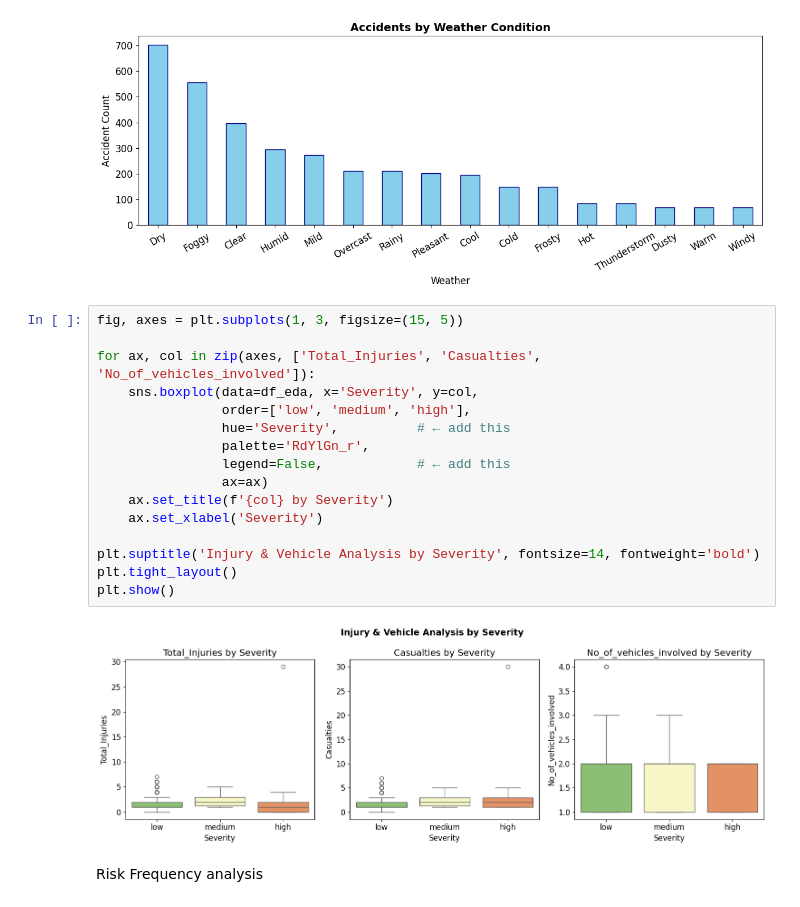
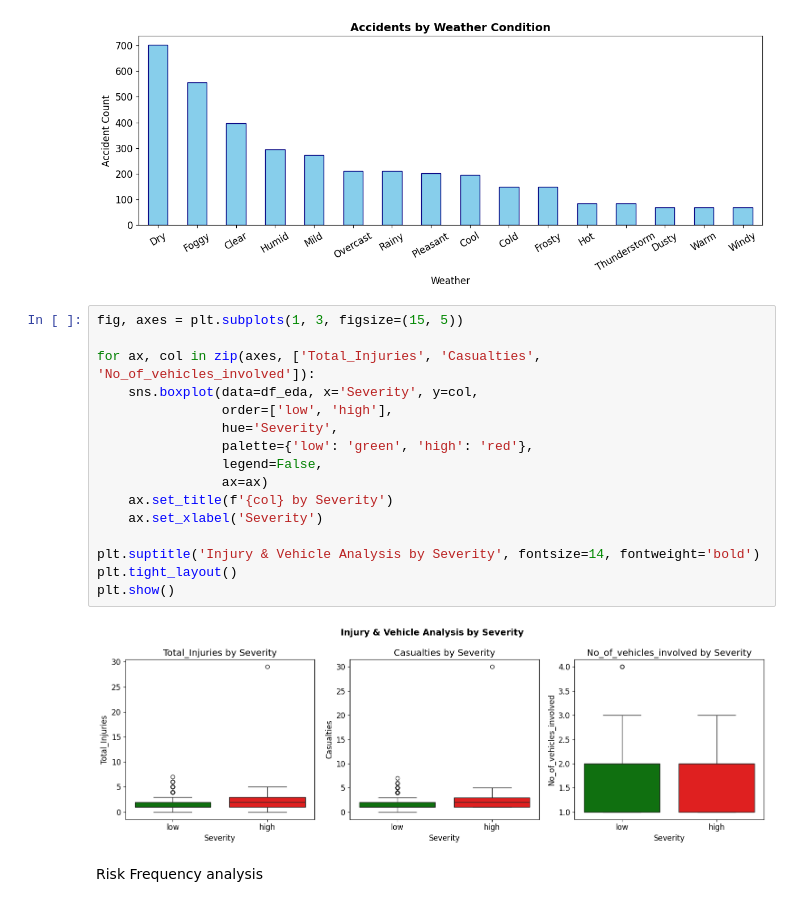
Before and after one commit to debiyani/traffic-accident-biratnagar, a Jupyter notebook: notebooks/analysis.ipynb, the cells around one changed output. Saved outputs shown, nothing was run; the diff lists cells and outputs as text.

```diff
--- a/notebooks/analysis.ipynb
+++ b/notebooks/analysis.ipynb
@@ -219,21 +231,21 @@ plt.show()
 # %%
 fig, axes = plt.subplots(1, 3, figsize=(15, 5))
 
 for ax, col in zip(axes, ['Total_Injuries', 'Casualties', 'No_of_vehicles_involved']):
     sns.boxplot(data=df_eda, x='Severity', y=col,
-                order=['low', 'medium', 'high'],
-                hue='Severity',          # ← add this
-                palette='RdYlGn_r',
-                legend=False,            # ← add this
+                order=['low', 'high'],
+                hue='Severity',
+                palette={'low': 'green', 'high': 'red'},
+                legend=False,
                 ax=ax)
     ax.set_title(f'{col} by Severity')
     ax.set_xlabel('Severity')
 
 plt.suptitle('Injury & Vehicle Analysis by Severity', fontsize=14, fontweight='bold')
 plt.tight_layout()
 plt.show()
 # %% [output]
-[figure, old version]
+[figure, new version]
 # %% [markdown]
 Risk Frequency analysis
 # %%
```
Also changed, not shown: parts of 7 cells of this notebook, 7 other files.
